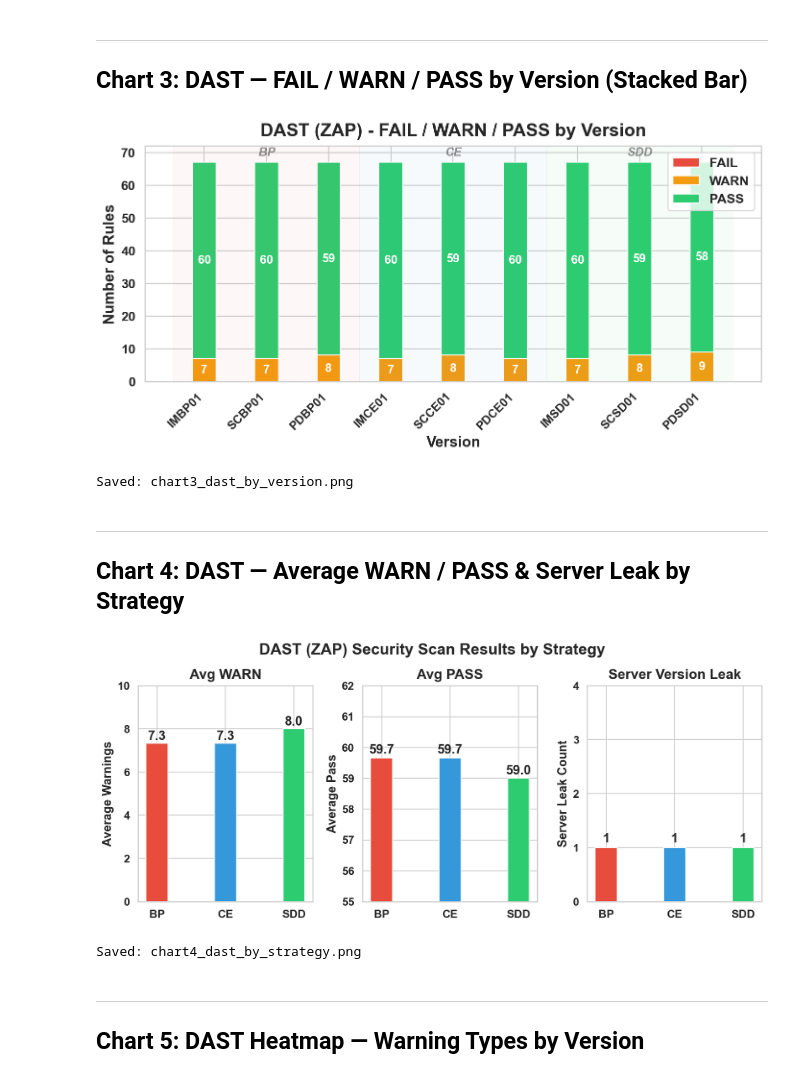
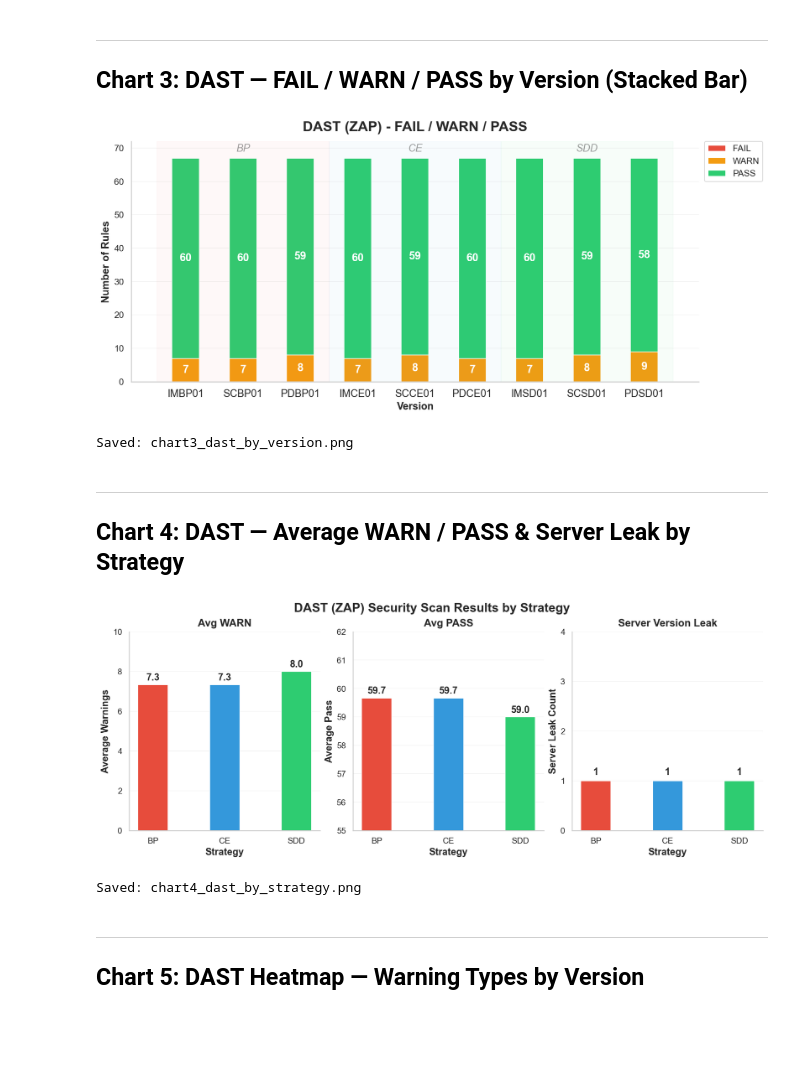
Before and after one commit to PhatchareePuangjai/chatGPT5, a Jupyter notebook: src/versions/_REPORTS/research_charts_executed.ipynb, the cells around one changed output. Drawn from its saved outputs; the diff is of its cells as text; code cells hidden in the pictures; blank space fills up the shorter version.

```diff
--- a/src/versions/_REPORTS/research_charts_executed.ipynb
+++ b/src/versions/_REPORTS/research_charts_executed.ipynb
@@ -226,100 +252,96 @@ Saved: chart2_codeql_by_version.png
 ---
 ## Chart 3: DAST — FAIL / WARN / PASS by Version (Stacked Bar)
 # %%
-fig, ax = plt.subplots(figsize=(9.4, 4.8))
+fig, ax = plt.subplots(figsize=(12.8, 5.8))
 
 versions_order = ['IMBP01','SCBP01','PDBP01','IMCE01','SCCE01','PDCE01','IMSD01','SCSD01','PDSD01']
 df_dast_ordered = df_dast.set_index('Version').reindex(versions_order).reset_index()
 versions = df_dast_ordered['Version'].tolist()
 x = np.arange(len(versions))
-width = 0.38
+width = 0.48
 
 ax.bar(x, df_dast_ordered['FAIL'], width, label='FAIL', color='#e74c3c', edgecolor='white')
 ax.bar(x, df_dast_ordered['WARN'], width, bottom=df_dast_ordered['FAIL'], label='WARN', color='#f39c12', edgecolor='white')
 ax.bar(x, df_dast_ordered['PASS'], width, bottom=df_dast_ordered['FAIL']+df_dast_ordered['WARN'], label='PASS', color='#2ecc71', edgecolor='white')
 
 for i, row in df_dast_ordered.iterrows():
     ax.text(i, row['FAIL'] + row['WARN']/2, str(int(row['WARN'])),
-            ha='center', va='center', fontweight='bold', fontsize=12, color='white')
+            ha='center', va='center', fontweight='semibold', fontsize=15, color='white')
     ax.text(i, row['FAIL'] + row['WARN'] + row['PASS']/2, str(int(row['PASS'])),
-            ha='center', va='center', fontweight='bold', fontsize=12, color='white')
+            ha='center', va='center', fontweight='semibold', fontsize=15, color='white')
 
-# Strategy background (BP: 0-2, CE: 3-5, SDD: 6-8)
-ax.axvspan(-0.5, 2.5, alpha=0.04, color=STRATEGY_COLORS['BP'])
-ax.axvspan(2.5, 5.5, alpha=0.04, color=STRATEGY_COLORS['CE'])
-ax.axvspan(5.5, 8.5, alpha=0.04, color=STRATEGY_COLORS['SDD'])
-ax.text(1, 69, 'BP', ha='center', fontsize=12, fontstyle='italic', alpha=0.5)
-ax.text(4, 69, 'CE', ha='center', fontsize=12, fontstyle='italic', alpha=0.5)
-ax.text(7, 69, 'SDD', ha='center', fontsize=12, fontstyle='italic', alpha=0.5)
+version_group_guides(ax, y=69, fontsize=14)
 
 ax.set_xlabel('Version')
 ax.set_ylabel('Number of Rules')
-ax.set_title('DAST (ZAP) - FAIL / WARN / PASS by Version', fontweight='bold', pad=10)
+ax.set_title('DAST (ZAP) - FAIL / WARN / PASS', fontweight='semibold', pad=14)
 ax.set_xticks(x)
-ax.set_xticklabels(versions, rotation=45, ha='right', fontsize=12)
-ax.legend(loc='upper right', frameon=True)
+ax.set_xticklabels(versions, rotation=0, ha='center', fontsize=14)
+ax.legend(loc='upper left', bbox_to_anchor=(1.01, 1), frameon=True, borderaxespad=0)
 ax.set_ylim(0, 72)
 
+soften_axis(ax)
 bold_axis_text(ax)
-plt.tight_layout(pad=0.6)
+plt.tight_layout(pad=0.8)
 plt.savefig('chart3_dast_by_version.png', **SAVE_KWARGS)
 plt.show()
 print('Saved: chart3_dast_by_version.png')
 # %% [output]
-[figure, old version]
+[figure, new version]
 Saved: chart3_dast_by_version.png
 # %% [markdown]
 ---
 ## Chart 4: DAST — Average WARN / PASS & Server Leak by Strategy
 # %%
-fig, axes = plt.subplots(1, 3, figsize=(10.8, 4.6))
+fig, axes = plt.subplots(1, 3, figsize=(13.4, 5.2), constrained_layout=True)
 strategies = ['BP', 'CE', 'SDD']
 colors = [STRATEGY_COLORS[s] for s in strategies]
 
 # Left: Average Warnings
 ax = axes[0]
 avg_warn = df_dast.groupby('Strategy')['WARN'].mean().reindex(strategies)
-bars = ax.bar(strategies, avg_warn, color=colors, edgecolor='white', width=0.32)
+bars = ax.bar(strategies, avg_warn, color=colors, edgecolor='white', width=0.42)
 for bar, val in zip(bars, avg_warn):
-    ax.text(bar.get_x() + bar.get_width()/2, bar.get_height() + 0.05, f'{val:.1f}',
-            ha='center', va='bottom', fontweight='bold', fontsize=15)
-ax.set_ylabel('Average Warnings', fontsize=14)
-ax.set_title('Avg WARN', fontsize=16, fontweight='bold', pad=8)
+    ax.text(bar.get_x() + bar.get_width()/2, bar.get_height() + 0.12, f'{val:.1f}',
+            ha='center', va='bottom', fontweight='semibold', fontsize=14)
+ax.set_ylabel('Average Warnings')
+ax.set_title('Avg WARN', fontsize=15, fontweight='semibold', pad=8)
 ax.set_ylim(0, 10)
 
 # Middle: Average Pass
 ax = axes[1]
 avg_pass = df_dast.groupby('Strategy')['PASS'].mean().reindex(strategies)
-bars = ax.bar(strategies, avg_pass, color=colors, edgecolor='white', width=0.32)
+bars = ax.bar(strategies, avg_pass, color=colors, edgecolor='white', width=0.42)
 for bar, val in zip(bars, avg_pass):
-    ax.text(bar.get_x() + bar.get_width()/2, bar.get_height() + 0.05, f'{val:.1f}',
-            ha='center', va='bottom', fontweight='bold', fontsize=15)
-ax.set_ylabel('Average Pass', fontsize=14)
-ax.set_title('Avg PASS', fontsize=16, fontweight='bold', pad=8)
+    ax.text(bar.get_x() + bar.get_width()/2, bar.get_height() + 0.08, f'{val:.1f}',
+            ha='center', va='bottom', fontweight='semibold', fontsize=14)
+ax.set_ylabel('Average Pass')
+ax.set_title('Avg PASS', fontsize=15, fontweight='semibold', pad=8)
 ax.set_ylim(55, 62)
 
 # Right: Server Leak count
 ax = axes[2]
 leak_count = df_dast.groupby('Strategy')['Server_Leak'].sum().reindex(strategies)
-bars = ax.bar(strategies, leak_count, color=colors, edgecolor='white', width=0.32)
+bars = ax.bar(strategies, leak_count, color=colors, edgecolor='white', width=0.42)
 for bar, val in zip(bars, leak_count):
-    ax.text(bar.get_x() + bar.get_width()/2, bar.get_height() + 0.05, f'{int(val)}',
-            ha='center', va='bottom', fontweight='bold', fontsize=15)
-ax.set_ylabel('Server Leak Count', fontsize=14)
-ax.set_title('Server Version Leak', fontsize=16, fontweight='bold', pad=8)
+    ax.text(bar.get_x() + bar.get_width()/2, bar.get_height() + 0.08, f'{int(val)}',
+            ha='center', va='bottom', fontweight='semibold', fontsize=14)
+ax.set_ylabel('Server Leak Count')
+ax.set_title('Server Version Leak', fontsize=15, fontweight='semibold', pad=8)
 ax.set_ylim(0, 4)
 ax.yaxis.set_major_locator(plt.MultipleLocator(1))
 
 for a in axes.flat:
+    a.set_xlabel('Strategy')
+    soften_axis(a)
     bold_axis_text(a)
 
-plt.suptitle('DAST (ZAP) Security Scan Results by Strategy', fontsize=18, fontweight='bold', y=0.99)
-plt.tight_layout(pad=0.5, w_pad=1.0)
+fig.suptitle('DAST (ZAP) Security Scan Results by Strategy', fontsize=18, fontweight='semibold')
 plt.savefig('chart4_dast_by_strategy.png', **SAVE_KWARGS)
 plt.show()
 print('Saved: chart4_dast_by_strategy.png')
 # %% [output]
-[figure, old version]
+[figure, new version]
 Saved: chart4_dast_by_strategy.png
 # %% [markdown]
 ---
```
Also changed, not shown: parts of 9 cells of this notebook, 14 other files.
